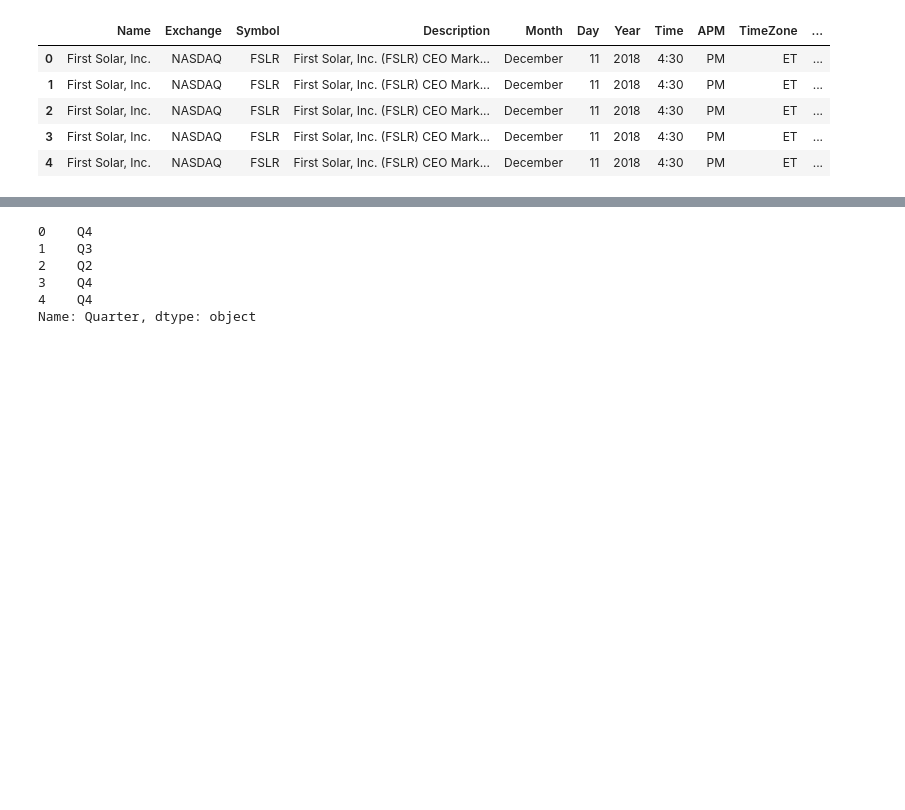
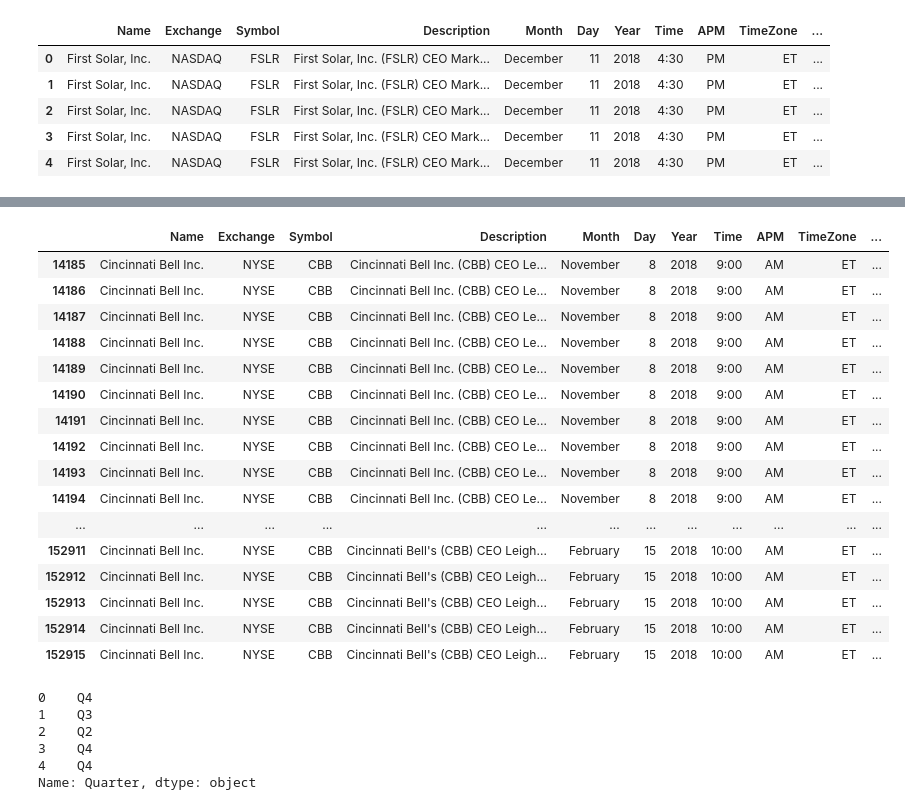
Before and after one commit to STtraveller/UROP_algo, a Jupyter notebook: step1.ipynb, the cells around one changed output, grey strips where cells are left out. Drawn from its saved outputs; the diff is of its cells as text; code cells hidden in the pictures; blank space fills up the shorter version.

```diff
--- a/step1.ipynb
+++ b/step1.ipynb
@@ -25,3 +33,26 @@ audios.head()
+# %%
+# transcript_test = transcripts.loc[(transcripts.Symbol == "CBB")]
+transcript_test = transcripts.loc[(transcripts.Symbol == "CBB") & (transcripts.Year == 2018)]
+# %%
+transcript_test
+# %% [output]
+|  | Name | Exchange | Symbol | Description | Month | Day | Year | Time | APM | TimeZone | ... |
+| 14185 | Cincinnati Bell Inc. | NYSE | CBB | Cincinnati Bell Inc. (CBB) CEO Le... | November | 8 | 2018 | 9:00 | AM | ET | ... |
+| 14186 | Cincinnati Bell Inc. | NYSE | CBB | Cincinnati Bell Inc. (CBB) CEO Le... | November | 8 | 2018 | 9:00 | AM | ET | ... |
+| 14187 | Cincinnati Bell Inc. | NYSE | CBB | Cincinnati Bell Inc. (CBB) CEO Le... | November | 8 | 2018 | 9:00 | AM | ET | ... |
+| 14188 | Cincinnati Bell Inc. | NYSE | CBB | Cincinnati Bell Inc. (CBB) CEO Le... | November | 8 | 2018 | 9:00 | AM | ET | ... |
+| 14189 | Cincinnati Bell Inc. | NYSE | CBB | Cincinnati Bell Inc. (CBB) CEO Le... | November | 8 | 2018 | 9:00 | AM | ET | ... |
+| 14190 | Cincinnati Bell Inc. | NYSE | CBB | Cincinnati Bell Inc. (CBB) CEO Le... | November | 8 | 2018 | 9:00 | AM | ET | ... |
+| 14191 | Cincinnati Bell Inc. | NYSE | CBB | Cincinnati Bell Inc. (CBB) CEO Le... | November | 8 | 2018 | 9:00 | AM | ET | ... |
+| 14192 | Cincinnati Bell Inc. | NYSE | CBB | Cincinnati Bell Inc. (CBB) CEO Le... | November | 8 | 2018 | 9:00 | AM | ET | ... |
+| 14193 | Cincinnati Bell Inc. | NYSE | CBB | Cincinnati Bell Inc. (CBB) CEO Le... | November | 8 | 2018 | 9:00 | AM | ET | ... |
+| 14194 | Cincinnati Bell Inc. | NYSE | CBB | Cincinnati Bell Inc. (CBB) CEO Le... | November | 8 | 2018 | 9:00 | AM | ET | ... |
+| ... | ... | ... | ... | ... | ... | ... | ... | ... | ... | ... | ... |
+| 152911 | Cincinnati Bell Inc. | NYSE | CBB | Cincinnati Bell's (CBB) CEO Leigh... | February | 15 | 2018 | 10:00 | AM | ET | ... |
+| 152912 | Cincinnati Bell Inc. | NYSE | CBB | Cincinnati Bell's (CBB) CEO Leigh... | February | 15 | 2018 | 10:00 | AM | ET | ... |
+| 152913 | Cincinnati Bell Inc. | NYSE | CBB | Cincinnati Bell's (CBB) CEO Leigh... | February | 15 | 2018 | 10:00 | AM | ET | ... |
+| 152914 | Cincinnati Bell Inc. | NYSE | CBB | Cincinnati Bell's (CBB) CEO Leigh... | February | 15 | 2018 | 10:00 | AM | ET | ... |
+| 152915 | Cincinnati Bell Inc. | NYSE | CBB | Cincinnati Bell's (CBB) CEO Leigh... | February | 15 | 2018 | 10:00 | AM | ET | ... |
 # %%
 transcripts["Quarter"] = pd.to_datetime(transcripts.TextDateTime).dt.quarter
 # %%
```
Also changed, not shown: parts of 2 cells of this notebook.
